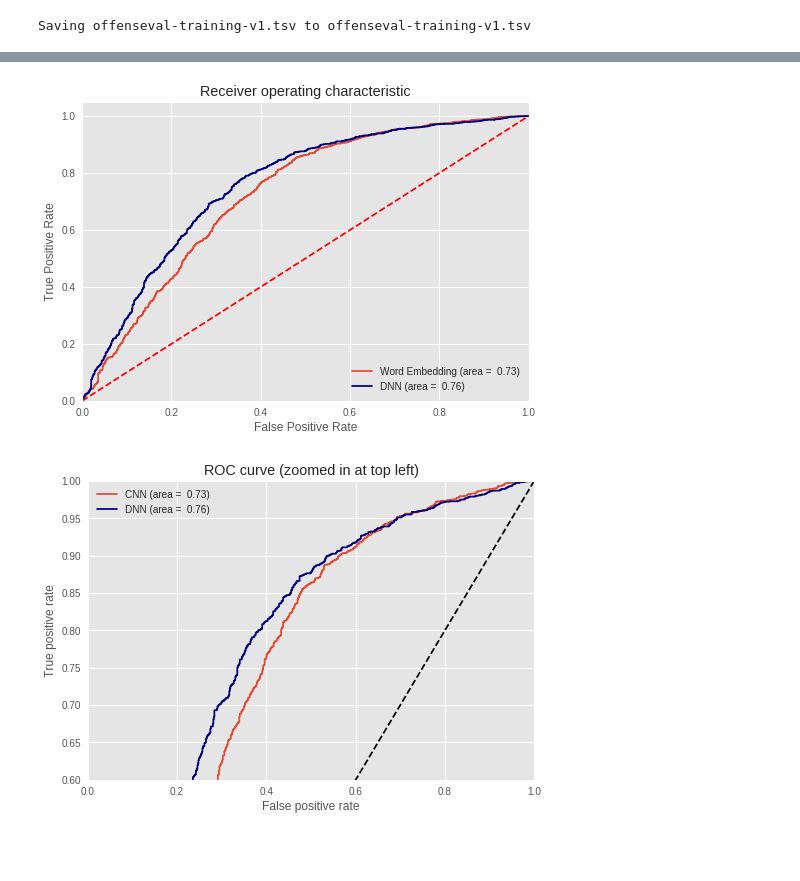
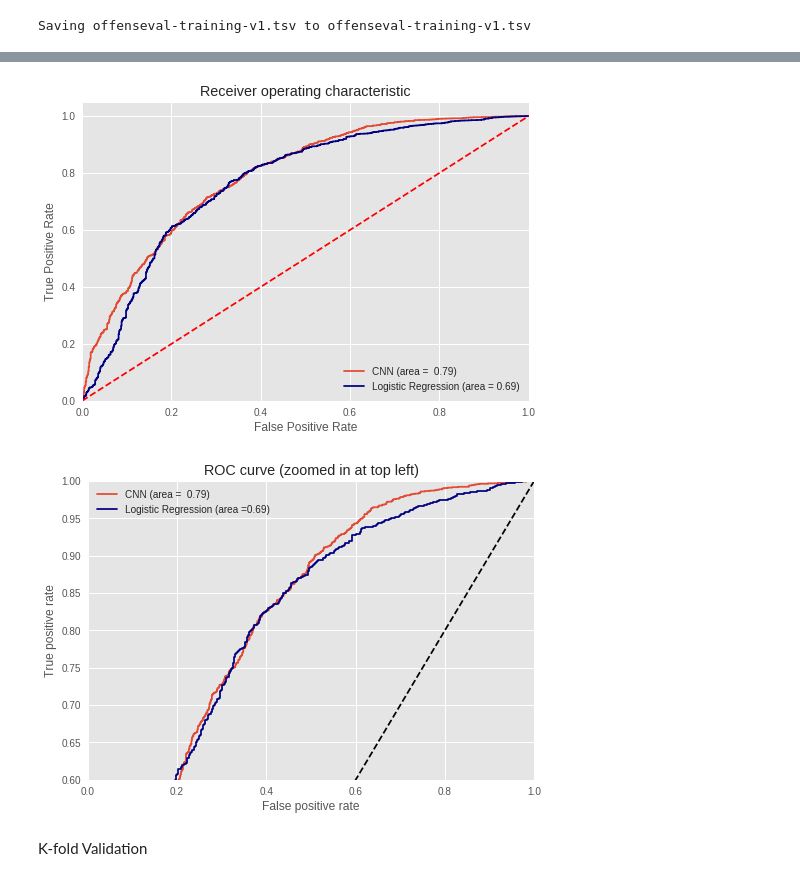
Before and after one commit to mo3tawesome/TweetsClassifier, a Jupyter notebook: CNNvsLogisticRegression.ipynb, the cells around one changed output, grey strips where cells are left out. Cells and saved outputs as stored; diff of their text form; code cells hidden in the pictures; blank space fills up the shorter version.

```diff
--- a/CNNvsLogisticRegression.ipynb
+++ b/CNNvsLogisticRegression.ipynb
@@ -261,23 +233,0 @@ Testing Accuracy:  0.6946
-# %%
-import matplotlib.pyplot as plt
-plt.style.use('ggplot')
-
-def plot_history(history):
-    acc = history.history['acc']
-    val_acc = history.history['val_acc']
-    loss = history.history['loss']
-    val_loss = history.history['val_loss']
-    x = range(1, len(acc) + 1)
-
-    plt.figure(figsize=(12, 5))
-    plt.subplot(1, 2, 1)
-    plt.plot(x, acc, 'b', label='Training acc')
-    plt.plot(x, val_acc, 'r', label='Validation acc')
-    plt.title('Training and validation accuracy')
-    plt.legend()
-    plt.subplot(1, 2, 2)
-    plt.plot(x, loss, 'b', label='Training loss')
-    plt.plot(x, val_loss, 'r', label='Validation loss')
-    plt.title('Training and validation loss')
-    plt.legend()
-    plt.show()
@@ -303,29 +267,37 @@ auc_keras1 = auc(fpr_keras1, tpr_keras1)
 # %%
 from sklearn.metrics import roc_auc_score
 from sklearn.metrics import roc_curve
+
+logit_roc_auc = roc_auc_score(y_test,classifier.predict(X_test))
+fpr, tpr, thresholds = roc_curve(y_test, classifier.predict_proba(X_test)[:,1])
+auc_rf = auc(fpr, tpr)
 plt.figure(1)
-plt.plot(fpr_keras, tpr_keras, label='Word Embedding (area =  %0.2f)'%kerasauc)
-plt.plot(fpr_keras1, tpr_keras1,color='navy', label='DNN (area =  %0.2f)'%kerasauc1)
+# plt.plot(fpr_keras, tpr_keras, label='CNN (area = {:.3f})'.format(auc_keras))
+plt.plot(fpr_keras, tpr_keras, label='CNN (area =  %0.2f)'%kerasauc)
+plt.plot(fpr, tpr, color='navy', label='Logistic Regression (area = %0.2f)' % logit_roc_auc)
 plt.plot([0, 1], [0, 1],'r--')
 plt.xlim([0.0, 1.0])
 plt.ylim([0.0, 1.05])
 plt.xlabel('False Positive Rate')
 plt.ylabel('True Positive Rate')
 plt.title('Receiver operating characteristic')
 plt.legend(loc="lower right")
 plt.savefig('Log_ROC')
 plt.show()
 plt.figure()
 plt.xlim(0, 1)
 plt.ylim(0.6, 1)
 plt.plot([0, 1], [0, 1], 'k--')
 plt.plot(fpr_keras, tpr_keras, label='CNN (area =  %0.2f)'%kerasauc)
-plt.plot(fpr_keras1, tpr_keras1,color='navy', label='DNN (area =  %0.2f)'%kerasauc1)
+# plt.plot(fpr_keras, tpr_keras, label='Keras (area = {:.3f})'.format(auc_keras))
+plt.plot(fpr, tpr,color='navy', label='Logistic Regression (area =%0.2f)'% logit_roc_auc)
 plt.xlabel('False positive rate')
 plt.ylabel('True positive rate')
 plt.title('ROC curve (zoomed in at top left)')
 plt.legend(loc='best')
 plt.show()
 # %% [output]
-[figure, old version]
+[figure, new version]
-[figure, old version]
+[figure, new version]
+# %% [markdown]
+K-fold Validation
```
Also changed, not shown: parts of 17 cells of this notebook.
